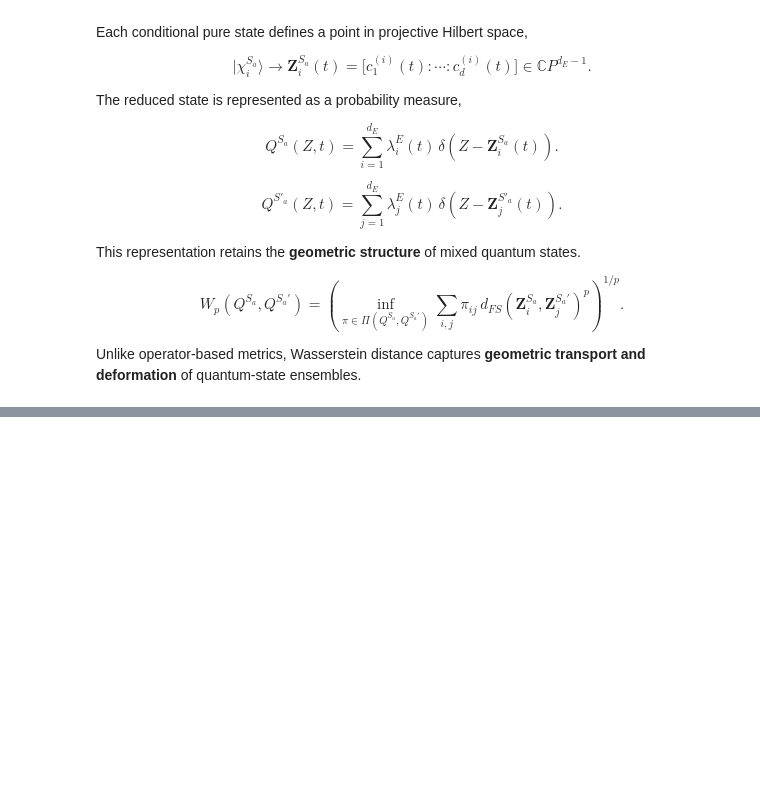
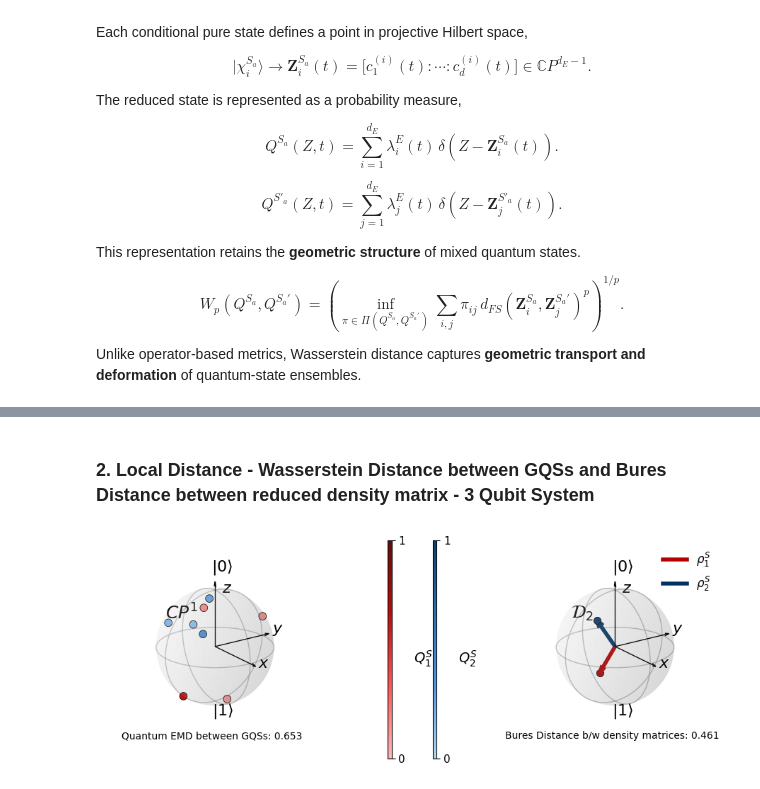
Before and after one commit to Kommmi/Qaos, a Jupyter notebook: 02_Quantum_Optimal_Transport.ipynb, the cells around one changed output, grey strips where cells are left out. Saved outputs shown, nothing was run; the diff lists cells and outputs as text; code cells hidden in the pictures; blank space fills up the shorter version.

```diff
--- a/02_Quantum_Optimal_Transport.ipynb
+++ b/02_Quantum_Optimal_Transport.ipynb
@@ -651,0 +985,10 @@ def plot_gqs_and_density_matrix(
+# %%
+dhilbert = 2
+nchain = 3
+psi1 = random_wavefunction(nchain)
+print("Global State - 1")
+print_wavefunction(psi1)
+psi2 = random_wavefunction(nchain)
+print("Global State - 2")
+print_wavefunction(psi2)
+print("\n \n Fubini-Study Distance between them: ",Psi_Dist(psi1,psi2))
@@ -651,0 +1005,17 @@ def plot_gqs_and_density_matrix(
+# %% [markdown]
+### 2. Local Distance - Wasserstein Distance between GQSs and Bures Distance between reduced density matrix - 3 Qubit System
+# %%
+system_site = 0
+# ________Reduced density matrices of the two Global States____________
+rho1_s = rho_single_spin(dhilbert, nchain, system_site, psi1)
+rho2_s = rho_single_spin(dhilbert, nchain, system_site, psi2)
+Dr0 = bures_distance(rho1_s, rho2_s)
+# ________Reduced Geometric quantum state at site-a____________
+chi1_s,q1_s = Reduced_state_single_site(dhilbert,nchain,system_site,Psi_SE=psi1)
+chi2_s,q2_s = Reduced_state_single_site(dhilbert,nchain,system_site,Psi_SE=psi2)
+#________Wasserstein Distances between the two____________
+Dl0 = Quantum_EMD(chi1_s,q1_s,chi2_s,q2_s)
+_=plot_density_matrices_and_gqs_distances(states1=chi1_s, weights1=q1_s,states2=chi2_s,weights2=q2_s,
+                                        Dist_rho = Dr0,Dist_GQS = Dl0)
+# %% [output]
+[figure, added]
```
Also changed, not shown: parts of 11 cells of this notebook.
